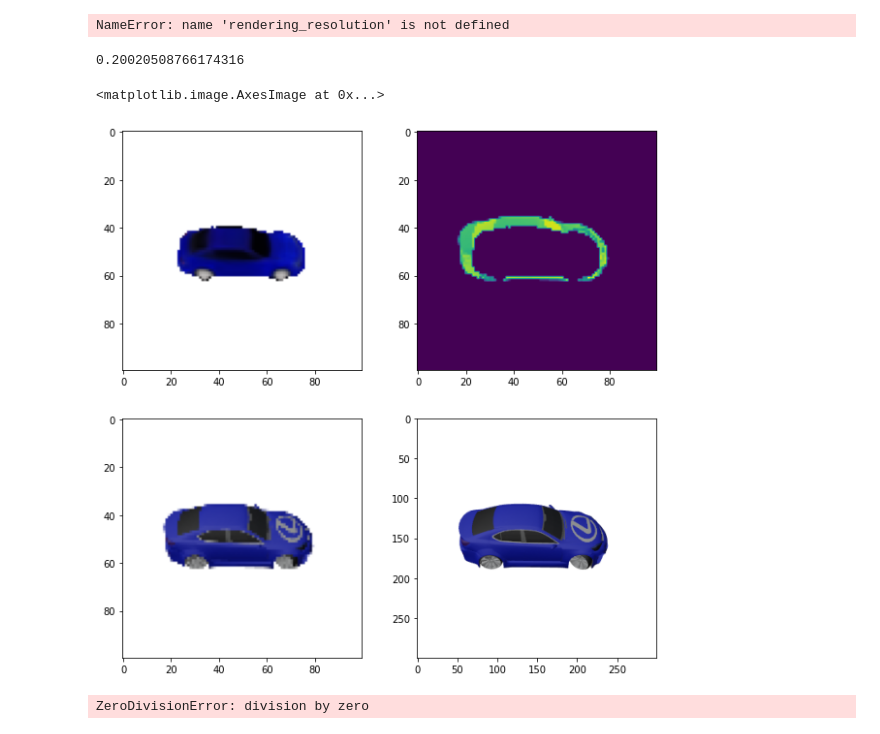
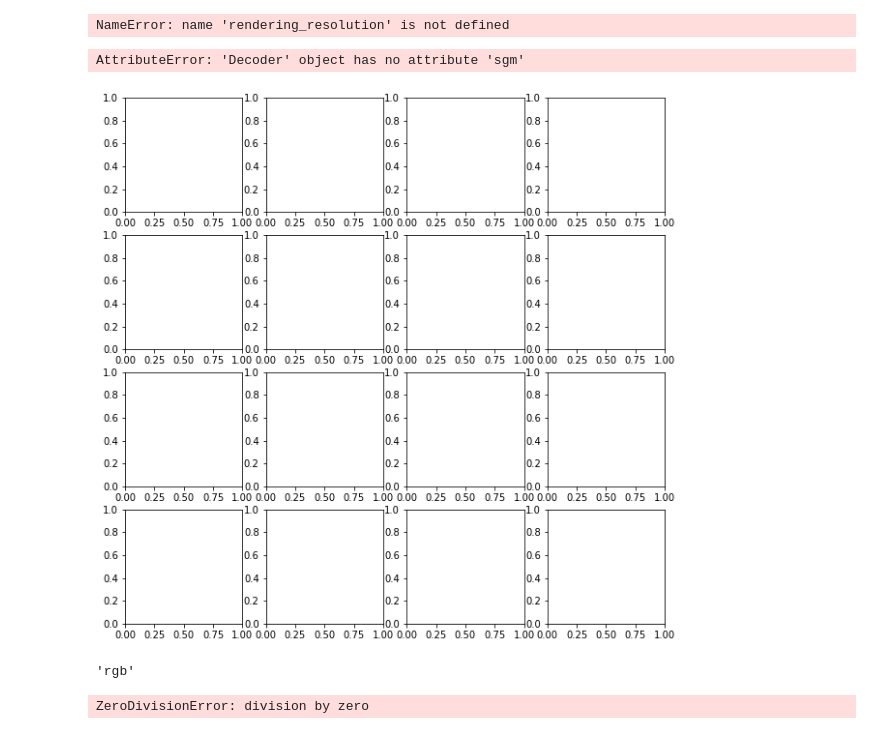
Before and after one commit to lcordey/codePDM, a Jupyter notebook: least_old_img2sdf_code/sdf2imgRenderer.ipynb, the cells around one changed output. Drawn from its saved outputs; the diff is of its cells as text; code cells hidden in the pictures.

Commit message:
test disentangled shape and color, sdf pretrained

```diff
--- a/least_old_img2sdf_code/sdf2imgRenderer.ipynb
+++ b/least_old_img2sdf_code/sdf2imgRenderer.ipynb
@@ -671,39 +753,50 @@ def ray_marching_rendering(decoder, latent_code, pos_init_ray, ray_marching_vect
 
     return rendered_image, mask_car
 # %%
-model_id = 3
-image_id = 0
+model_id = 0
+image_id = 3
 
-list_hash = list(annotations.keys())
-model_hash = list_hash[model_id]
-code_gt = dict_hash_2_code[model_hash].cuda()
+fig, axs = plt.subplots(4,4, figsize=(10,10))
+for model_id in range(16):
 
-time_start = time.time()
-ground_truth_image, pos_init_ray, ray_marching_vector, min_step, max_step = initialize_rendering(model_hash, image_id, annotations, IMAGES_PATH)
-ground_truth_image = np.array(ground_truth_image)
+    list_hash = list(dict_hash_2_code.keys())
+    model_hash = list_hash[model_id]
+    code_gt = dict_hash_2_code[model_hash].cuda()
 
-rendered_image, mask_car = ray_marching_rendering(decoder, code_gt, pos_init_ray, ray_marching_vector, min_step, max_step)
-rendered_image[0,0,0].cpu()
+    ground_truth_image, pos_init_ray, ray_marching_vector, min_step, max_step = initialize_rendering(model_hash, image_id, annotations, IMAGES_PATH)
+    ground_truth_image = np.array(ground_truth_image)
 
-print(time.time() - time_start)
+    # rendered_image, mask_car = ray_marching_rendering(decoder, code_gt, pos_init_ray, ray_marching_vector, min_step, max_step)
+    rendered_image, mask_car = ray_marching_rendering(decoder_sdf, decoder_rgb, code_gt, pos_init_ray, ray_marching_vector, min_step, max_step)
+    rendered_image = rendered_image.cpu().numpy()
+    mask_car = mask_car.cpu().numpy()
+    min_step = min_step.reshape(50,50)
+
+    rendered_image[mask_car == False] = 0
+    rendered_image[min_step == 0] = 1
+
+    axs[model_id%4, (int)((model_id - model_id%4)/4)].imshow(rendered_image)
 
 
-rendered_image = rendered_image.cpu().numpy()
-mask_car = mask_car.cpu().numpy()
-downscale_ground_truth_image = cv2.resize(ground_truth_image, rendered_image.shape[:2])
-error = np.zeros([100, 100, 3])
-error[mask_car == False] = abs(downscale_ground_truth_image[mask_car == False] - rendered_image[mask_car == False])
-error = error.mean(2)
+# rendered_image = rendered_image.cpu().numpy()
+# mask_car = mask_car.cpu().numpy()
+# downscale_ground_truth_image = cv2.resize(ground_truth_image, rendered_image.shape[:2])
+# error = np.zeros([100, 100, 3])
+# error[mask_car == False] = abs(downscale_ground_truth_image[mask_car == False] - rendered_image[mask_car == False])
+# error = error.mean(2)
 
-fig, axs = plt.subplots(2,2, figsize=(10,10))
-axs[0,0].imshow(rendered_image)
-axs[0,1]. imshow(error)
-axs[1,0]. imshow(downscale_ground_truth_image)
-axs[1,1].imshow(ground_truth_image)
+# fig, axs = plt.subplots(2,2, figsize=(10,10))
+# axs[0,0].imshow(rendered_image)
+# axs[0,1]. imshow(error)
+# axs[1,0]. imshow(downscale_ground_truth_image)
+# axs[1,1].imshow(ground_truth_image)
 # %% [output]
-0.20020508766174316
+AttributeError: 'Decoder' object has no attribute 'sgm'
-<matplotlib.image.AxesImage at 0x...>
-[figure, old version]
+[figure, new version]
+# %%
+decoder_rgb.mode
+# %% [output]
+'rgb'
 # %%
 
 model_id = 3
```
Also changed, not shown: parts of 1 cell of this notebook, 13 other files.
